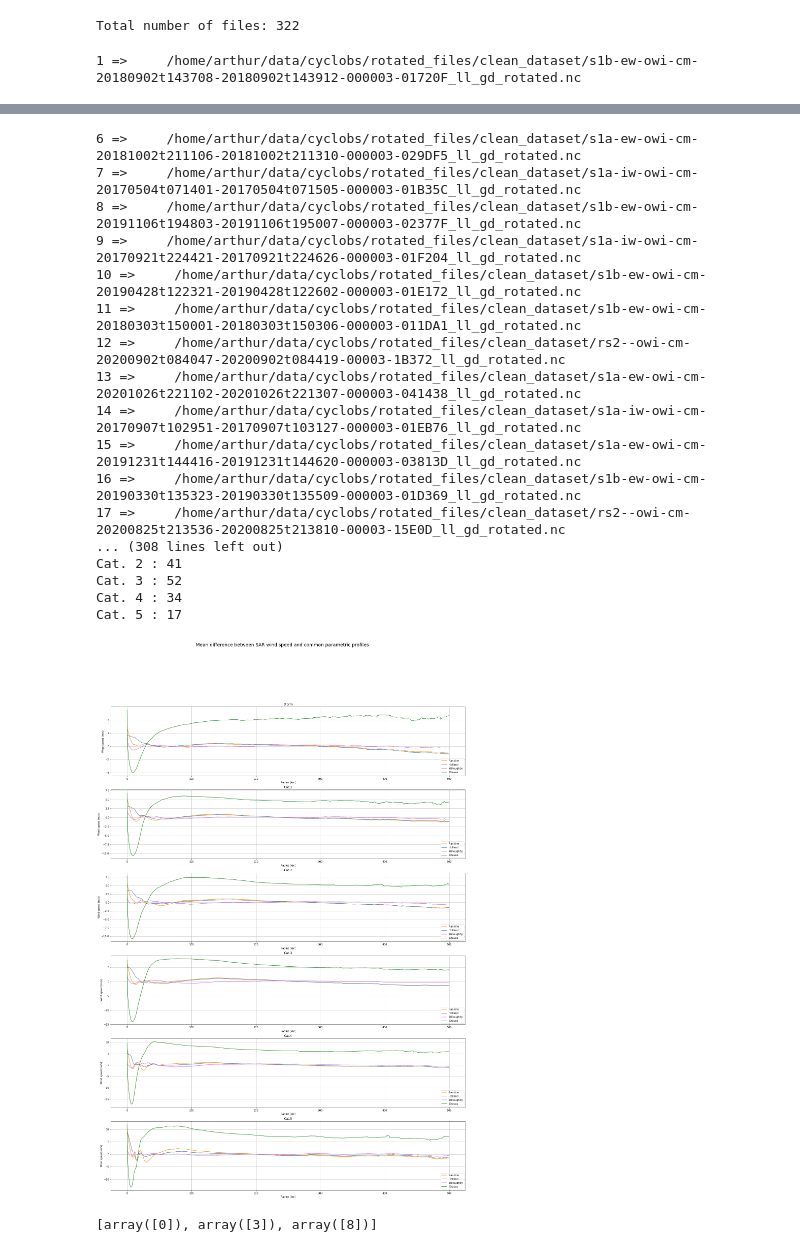
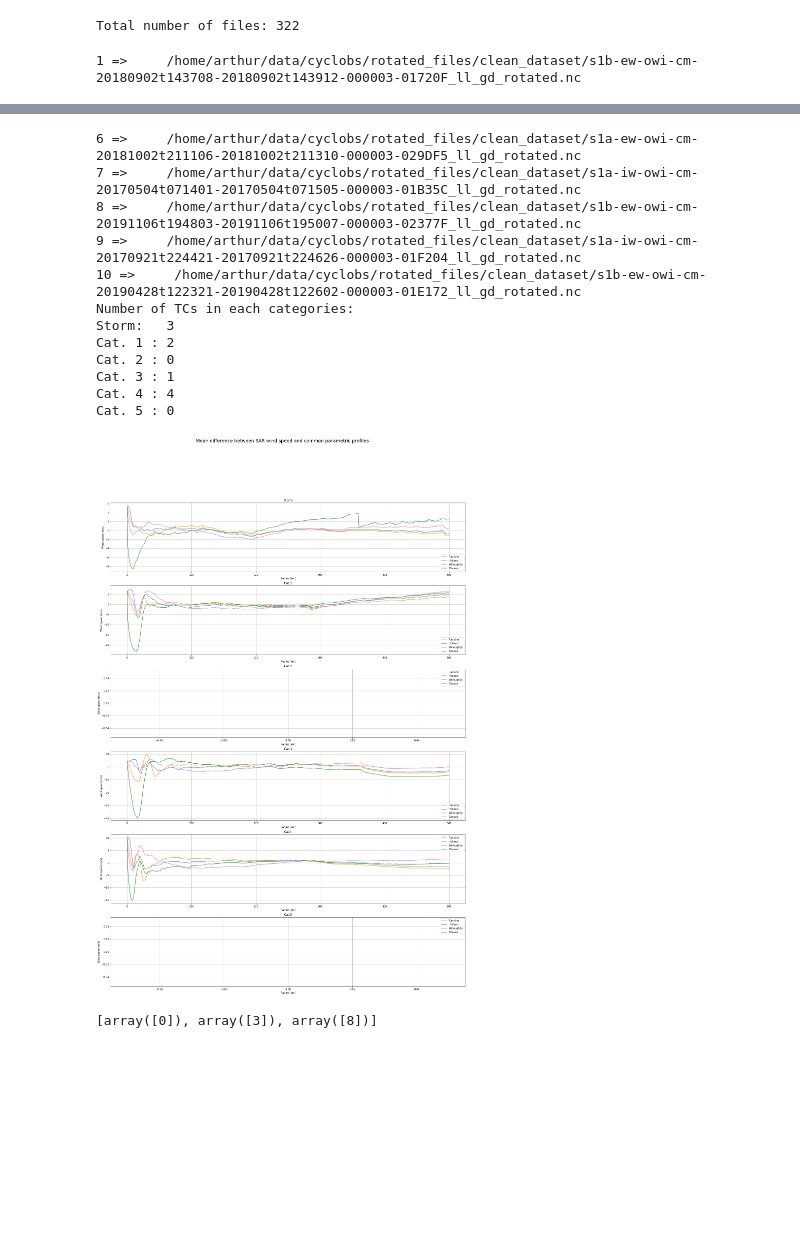
Before and after one commit to Arthur117/wind_profiles, a Jupyter notebook: all_profiles_comp.ipynb, the cells around one changed output, grey strips where cells are left out. Cells and saved outputs as stored; diff of their text form; code cells hidden in the pictures; blank space fills up the shorter version.

```diff
--- a/all_profiles_comp.ipynb
+++ b/all_profiles_comp.ipynb
@@ -33,12 +33,13 @@ PARAMS = {
     'r_window_len':          501,  # Scale for radius (km)
     'rmax_window':           300,  # Window in whick we look for Rmax (e.g [0, 200km])
     'chavas_vfit':           17,
+    'rank_hol_will_vmin':    False, # Uses Vmin as a free parameter if True. If False, Vmin = 0
     'chavas_vmin':           False, # Translates the profile from Vmin if True
     'use_curve_fit':         True,
     'tangential_wind_speed': True, # If False, total wind speed is used
     'print_values':          False,
     'save_dir':              "/home/arthur/results/windProfiles/test/",
-    'save_comparison':       True
+    'save_comparison':       False
     }
 # %% [output]
 Total number of files: 322
@@ -75,7 +76,7 @@ for i in range(6):
 # %%
 # FIT AND PRINT ALL THE PROFILES ON ALL THE DATA
 i   = 0
-for file in all_data:
+for file in all_data[:10]:
     i += 1
     print(i, "=>    ", file)
     # Open file and compute mean wind speed
@@ -94,46 +95,41 @@ for file in all_data:
     # Initialize and fit profile
     r, spdm, first_valid_index = f.initialize_radius(spdm)
 
     INI['Rankine']    = f.initialize_rankine(spdm, x=0.5, alpha=1.,                                PARAMS=PARAMS)
     INI['Holland']    = f.initialize_holland(spdm, Lat=np.float64(ds['lat_ref']), pn=1005, pc=950, PARAMS=PARAMS)
     INI['Willoughby'] = f.initialize_willoughby(spdm, n=1.,                                        PARAMS=PARAMS)
     INI['Chavas']     = f.initialize_chavas(spdm, Lat=np.float64(ds['lat_ref']),                   PARAMS=PARAMS)
 
     FIT['Rankine']    = f.fit_rankine(r, spdm, *INI['Rankine'],                 PARAMS=PARAMS)
     FIT['Holland']    = f.fit_holland(r, spdm, *INI['Holland'],                 PARAMS=PARAMS)
     FIT['Willoughby'] = f.fit_willoughby_no_smooth(r, spdm, *INI['Willoughby'], PARAMS=PARAMS)
     FIT['Chavas']     = f.fit_chavas(*INI['Chavas'],                            PARAMS=PARAMS)
 
     DIFF, NB_CAT = f.calculate_diff_by_cat(ds['current_category'], r, spdm, INI, FIT, DIFF, NB_CAT, PARAMS)
     # f.plot_curves(i, file, r, spdm, INI, FIT, PARAMS)    # To only plot the curves
     # f.save_curves(i, file, ds, r, spdm, INI, FIT, PARAMS) # To save the .jpg and associated .txt files
 
 # Plot the comparison
 f.plot_comp_by_cat(DIFF, NB_CAT, PARAMS, save=PARAMS['save_comparison'])
 # %% [output]
 1 =>     /home/arthur/data/cyclobs/rotated_files/clean_dataset/s1b-ew-owi-cm-20180902t143708-20180902t143912-000003-01720F_ll_gd_rotated.nc
 2 =>     /home/arthur/data/cyclobs/rotated_files/clean_dataset/rs2--owi-cm-20150601t015945-20150601t020101-00003-BDBF8_ll_gd_rotated.nc
 3 =>     /home/arthur/data/cyclobs/rotated_files/clean_dataset/s1a-ew-owi-cm-20160827t092124-20160827t092414-000003-014249_ll_gd_rotated.nc
 4 =>     /home/arthur/data/cyclobs/rotated_files/clean_dataset/s1a-ew-owi-cm-20170207t015253-20170207t015558-000003-018D33_ll_gd_rotated.nc
 5 =>     /home/arthur/data/cyclobs/rotated_files/clean_dataset/rs2--owi-cm-20150509t232412-20150509t232525-00003-E0BD7_ll_gd_rotated.nc
 6 =>     /home/arthur/data/cyclobs/rotated_files/clean_dataset/s1a-ew-owi-cm-20181002t211106-20181002t211310-000003-029DF5_ll_gd_rotated.nc
 7 =>     /home/arthur/data/cyclobs/rotated_files/clean_dataset/s1a-iw-owi-cm-20170504t071401-20170504t071505-000003-01B35C_ll_gd_rotated.nc
 8 =>     /home/arthur/data/cyclobs/rotated_files/clean_dataset/s1b-ew-owi-cm-20191106t194803-20191106t195007-000003-02377F_ll_gd_rotated.nc
 9 =>     /home/arthur/data/cyclobs/rotated_files/clean_dataset/s1a-iw-owi-cm-20170921t224421-20170921t224626-000003-01F204_ll_gd_rotated.nc
 10 =>     /home/arthur/data/cyclobs/rotated_files/clean_dataset/s1b-ew-owi-cm-20190428t122321-20190428t122602-000003-01E172_ll_gd_rotated.nc
-11 =>     /home/arthur/data/cyclobs/rotated_files/clean_dataset/s1b-ew-owi-cm-20180303t150001-20180303t150306-000003-011DA1_ll_gd_rotated.nc
-12 =>     /home/arthur/data/cyclobs/rotated_files/clean_dataset/rs2--owi-cm-20200902t084047-20200902t084419-00003-1B372_ll_gd_rotated.nc
-13 =>     /home/arthur/data/cyclobs/rotated_files/clean_dataset/s1a-ew-owi-cm-20201026t221102-20201026t221307-000003-041438_ll_gd_rotated.nc
-14 =>     /home/arthur/data/cyclobs/rotated_files/clean_dataset/s1a-iw-owi-cm-20170907t102951-20170907t103127-000003-01EB76_ll_gd_rotated.nc
-15 =>     /home/arthur/data/cyclobs/rotated_files/clean_dataset/s1a-ew-owi-cm-20191231t144416-20191231t144620-000003-03813D_ll_gd_rotated.nc
-16 =>     /home/arthur/data/cyclobs/rotated_files/clean_dataset/s1b-ew-owi-cm-20190330t135323-20190330t135509-000003-01D369_ll_gd_rotated.nc
-17 =>     /home/arthur/data/cyclobs/rotated_files/clean_dataset/rs2--owi-cm-20200825t213536-20200825t213810-00003-15E0D_ll_gd_rotated.nc
-... (308 lines left out)
-Cat. 2 : 41
-Cat. 3 : 52
-Cat. 4 : 34
-Cat. 5 : 17
+Number of TCs in each categories:
+Storm:   3
+Cat. 1 : 2
+Cat. 2 : 0
+Cat. 3 : 1
+Cat. 4 : 4
+Cat. 5 : 0
-[figure, old version]
+[figure, new version]
 # %%
 a = np.array([0.8, 0.9, 0.9, 1.1, 1.2, 1.5, 1.7, 1.9, 2.1, 2.3])
 b = [np.argwhere(a > i)[0] for i in range(0, 3)]
```
Also changed, not shown: parts of 2 cells of this notebook, 2 other files.
